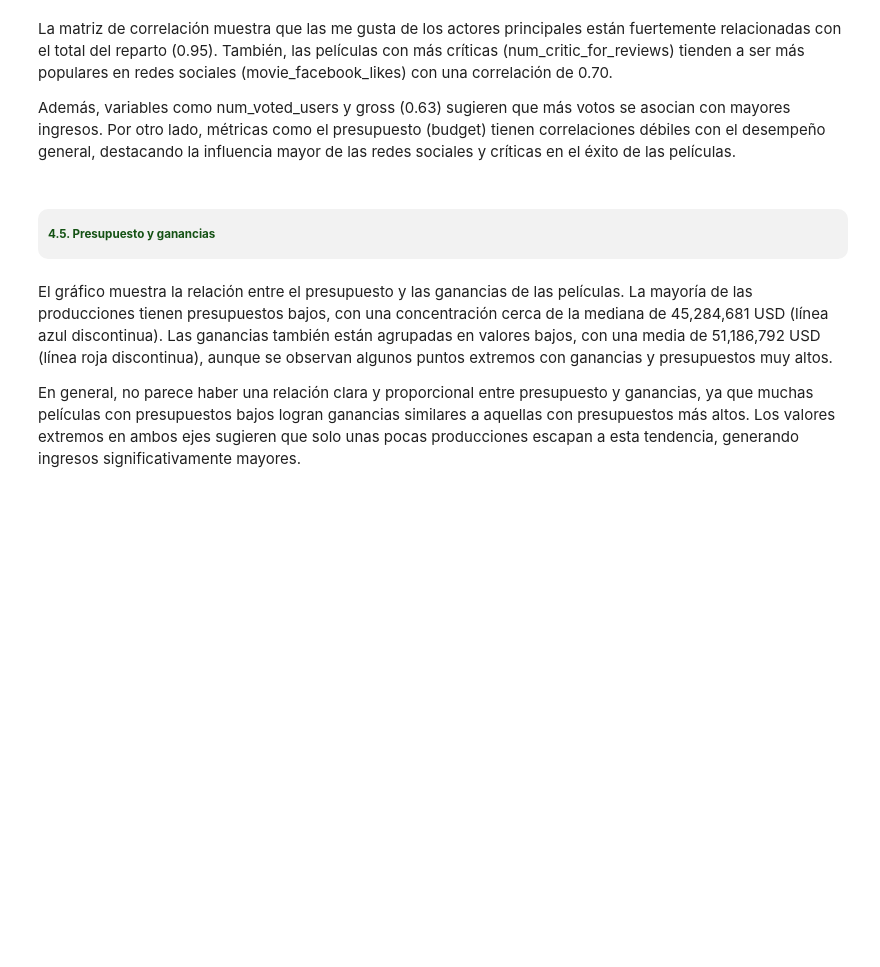
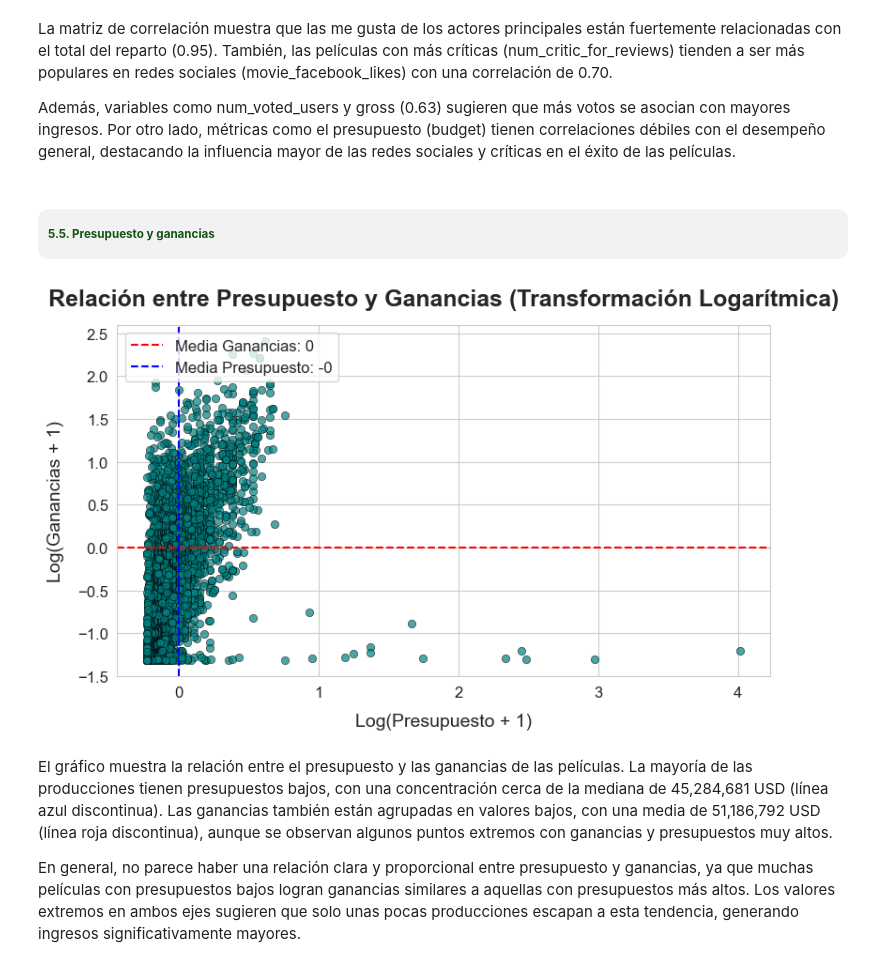
Before and after one commit to Grupo-A-Regression-and-Regularization/proyecto-final, a Jupyter notebook: Proyecto_Final.ipynb, the cells around one changed output. Cells and saved outputs as stored; diff of their text form; code cells hidden in the pictures; blank space fills up the shorter version.

```diff
--- a/Proyecto_Final.ipynb
+++ b/Proyecto_Final.ipynb
@@ -272,40 +474,50 @@ La matriz de correlación muestra que las me gusta de los actores principales es
 
 Además, variables como num_voted_users y gross (0.63) sugieren que más votos se asocian con mayores ingresos. Por otro lado, métricas como el presupuesto (budget) tienen correlaciones débiles con el desempeño general, destacando la influencia mayor de las redes sociales y críticas en el éxito de las películas.
 # %% [markdown]
-## <div style="text-align:left; border-radius:10px; padding:10px; margin:5px 0; font-size:50%; font-family:Arial, sans-serif; background-color:#f2f2f2; color:#145214; overflow:hidden; box-shadow:0 2px 4px rgba(0, 0, 0, 0.1);"><b>4.5. Presupuesto y ganancias</b></div>
+## <div style="text-align:left; border-radius:10px; padding:10px; margin:5px 0; font-size:50%; font-family:Arial, sans-serif; background-color:#f2f2f2; color:#145214; overflow:hidden; box-shadow:0 2px 4px rgba(0, 0, 0, 0.1);"><b>5.5. Presupuesto y ganancias</b></div>
 # %%
+import numpy as np
+import matplotlib.pyplot as plt
+import seaborn as sns
+
+# Aplicar transformación logarítmica a los datos
+relevant_data['log_budget'] = np.log1p(relevant_data['budget'])
+relevant_data['log_gross'] = np.log1p(relevant_data['gross'])
+
 # Crear la gráfica de dispersión mejorada
 plt.figure(figsize=(8, 5))
 sns.set_style("whitegrid")
 
-# Gráfico de dispersión
+# Gráfico de dispersión con datos transformados
 sns.scatterplot(
-    x=relevant_data['budget'],
-    y=relevant_data['gross'],
+    x=relevant_data['log_budget'],
+    y=relevant_data['log_gross'],
     color='teal',
     alpha=0.7,
     edgecolor='black'
 )
 
 # Título y etiquetas de los ejes
-plt.title('Relación entre Presupuesto y Ganancias', fontsize=18, fontweight='bold', pad=15)
-plt.xlabel('Presupuesto (USD)', fontsize=14, labelpad=10)
-plt.ylabel('Ganancias (USD)', fontsize=14, labelpad=10)
+plt.title('Relación entre Presupuesto y Ganancias (Transformación Logarítmica)', fontsize=18, fontweight='bold', pad=15)
+plt.xlabel('Log(Presupuesto + 1)', fontsize=14, labelpad=10)
+plt.ylabel('Log(Ganancias + 1)', fontsize=14, labelpad=10)
 
 # Ajuste de etiquetas en los ejes
 plt.xticks(fontsize=12)
 plt.yticks(fontsize=12)
 
-# Líneas de referencia (media)
-plt.axhline(relevant_data['gross'].mean(), color='red', linestyle='--', linewidth=1.5, label=f'Media Ganancias: {relevant_data["gross"].mean():,.0f}')
-plt.axvline(relevant_data['budget'].mean(), color='blue', linestyle='--', linewidth=1.5, label=f'Media Presupuesto: {relevant_data["budget"].mean():,.0f}')
+# Líneas de referencia (media) en la escala transformada
+plt.axhline(np.log1p(relevant_data['gross'].mean()), color='red', linestyle='--', linewidth=1.5, label=f'Media Ganancias: {relevant_data["gross"].mean():,.0f}')
+plt.axvline(np.log1p(relevant_data['budget'].mean()), color='blue', linestyle='--', linewidth=1.5, label=f'Media Presupuesto: {relevant_data["budget"].mean():,.0f}')
 
 # Leyenda
 plt.legend(fontsize=12, loc='upper left', frameon=True)
 
 # Ajustar diseño
 plt.tight_layout()
 plt.show()
+# %% [output]
+[figure, added]
 # %% [markdown]
 El gráfico muestra la relación entre el presupuesto y las ganancias de las películas. La mayoría de las producciones tienen presupuestos bajos, con una concentración cerca de la mediana de 45,284,681 USD (línea azul discontinua). Las ganancias también están agrupadas en valores bajos, con una media de 51,186,792 USD (línea roja discontinua), aunque se observan algunos puntos extremos con ganancias y presupuestos muy altos.
 
```
Also changed, not shown: parts of 53 cells of this notebook, 2 other files.
